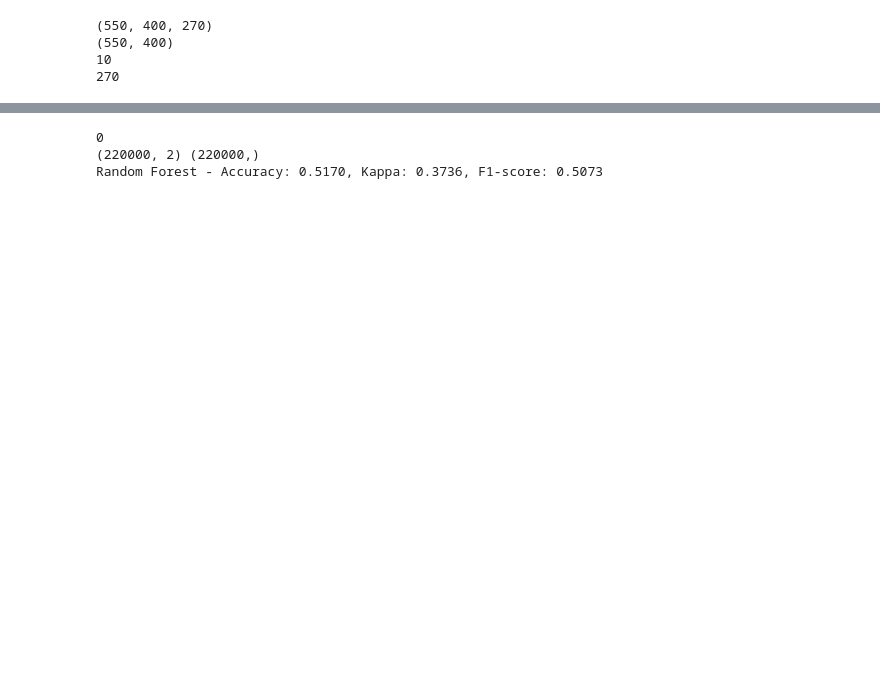
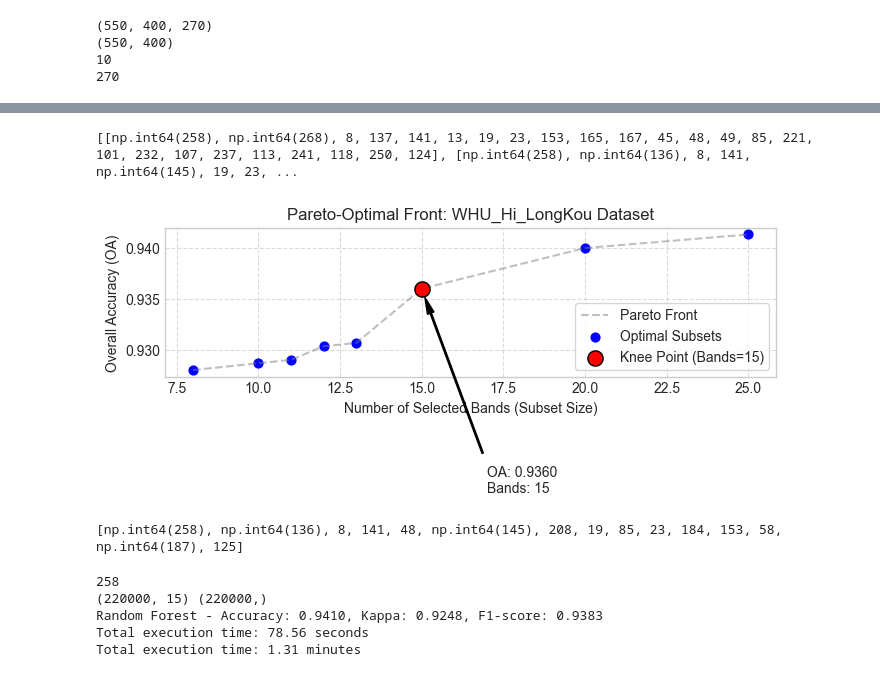
Before and after one commit to rakeshdharma/MO-GSR-BS, a Jupyter notebook: MO-GSR-BS-WuHan_longkou_DS.ipynb, the cells around one changed output, grey strips where cells are left out. Cells and saved outputs as stored; diff of their text form; code cells hidden in the pictures; blank space fills up the shorter version.

```diff
--- a/MO-GSR-BS-WuHan_longkou_DS.ipynb
+++ b/MO-GSR-BS-WuHan_longkou_DS.ipynb
@@ -407,3 +505,15 @@ Knee point of the pareto front:[0, np.int64(1)]
+# %%
+# --- Pareto front optimal subsets from file ---
+with open(filename, "rb") as f:
+    loaded_front = pickle.load(f)
+print(loaded_front)
+find_knee_point(loaded_front)
+plot_pareto_with_knee(loaded_front, "WHU_Hi_LongKou")
+print(best_subset)
+# %% [output]
+[[np.int64(258), np.int64(268), 8, 137, 141, 13, 19, 23, 153, 165, 167, 45, 48, 49, 85, 221, 101, 232, 107, 237, 113, 241, 118, 250, 124], [np.int64(258), np.int64(136), 8, 141, np.int64(145), 19, 23, ...
+[figure, added]
+[np.int64(258), np.int64(136), 8, 141, 48, np.int64(145), 208, 19, 85, 23, 184, 153, 58, np.int64(187), 125]
 # %%
 #cross-verify with RF and SVC classifiers
 best_individual = best_subset
@@ -418,6 +528,7 @@ classifiers = {
     "Random Forest": RandomForestClassifier(),
 }
 
+start_time = time.perf_counter()
 for name, clf in classifiers.items():
     clf.fit(X_train, y_train)
     y_pred = clf.predict(X_test)
@@ -425,7 +536,14 @@ for name, clf in classifiers.items():
     kappa = cohen_kappa_score(y_test, y_pred)
     f1 = f1_score(y_test, y_pred, average="weighted")
     print(f"{name} - Accuracy: {acc:.4f}, Kappa: {kappa:.4f}, F1-score: {f1:.4f}")
+
+end_time = time.perf_counter()
+elapsed_time = end_time - start_time
+print(f"Total execution time: {elapsed_time:.2f} seconds")
+print(f"Total execution time: {elapsed_time/60:.2f} minutes")
 # %% [output]
-0
-(220000, 2) (220000,)
-Random Forest - Accuracy: 0.5170, Kappa: 0.3736, F1-score: 0.5073
+258
+(220000, 15) (220000,)
+Random Forest - Accuracy: 0.9410, Kappa: 0.9248, F1-score: 0.9383
+Total execution time: 78.56 seconds
+Total execution time: 1.31 minutes
```
Also changed, not shown: parts of 14 cells of this notebook.
